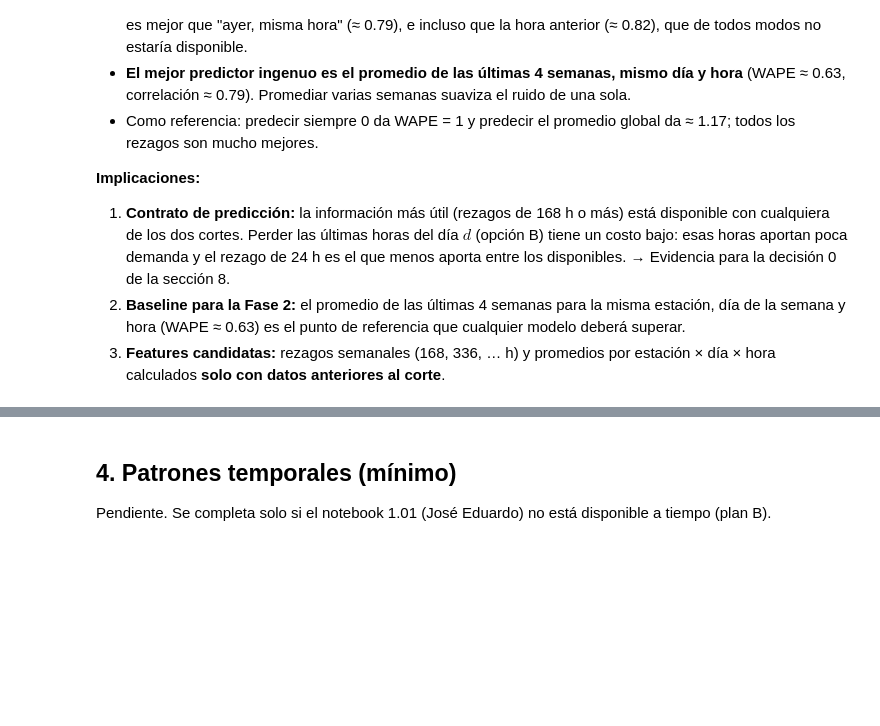
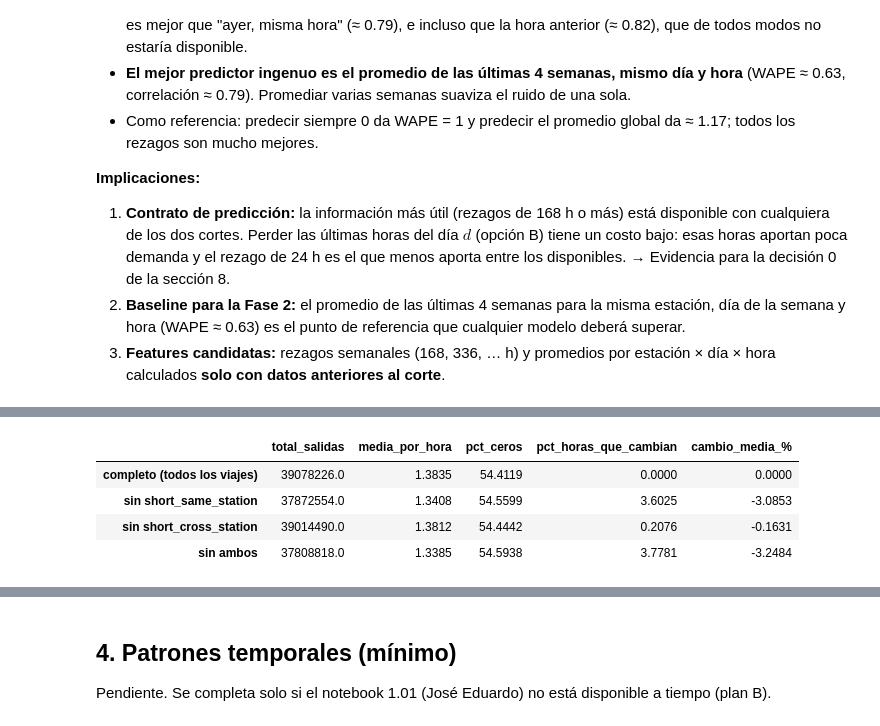
Before and after one commit to LeonardoSantosGrc/MiBici, a Jupyter notebook: notebooks/1.04-lsg-target-integration.ipynb, the cells around one changed output, grey strips where cells are left out. Saved outputs shown, nothing was run; the diff lists cells and outputs as text; code cells hidden in the pictures; blank space fills up the shorter version.

```diff
--- a/notebooks/1.04-lsg-target-integration.ipynb
+++ b/notebooks/1.04-lsg-target-integration.ipynb
@@ -504,0 +573,42 @@ plt.show()
+# %%
+# Sensitivity: recount departures on the SAME grid after excluding each flag type.
+# Keeping the grid fixed isolates the effect on the target from any change in active windows.
+grid = base[["station_id", "hour_start", "departures"]]
+
+
+def target_without(mask):
+    counts = count_departures(trips[~mask]).rename(columns={"departures": "variant"})
+    merged = grid.merge(counts, on=["station_id", "hour_start"], how="left")
+    return merged["variant"].fillna(0)
+
+
+variants = {
+    "completo (todos los viajes)": grid["departures"],
+    "sin short_same_station": target_without(trips["flag_short_same_station"].to_numpy()),
+    "sin short_cross_station": target_without(trips["flag_short_cross_station"].to_numpy()),
+    "sin ambos": target_without(
+        (trips["flag_short_same_station"] | trips["flag_short_cross_station"]).to_numpy()
+    ),
+}
+
+sensitivity = pd.DataFrame(
+    {
+        name: {
+            "total_salidas": int(values.sum()),
+            "media_por_hora": values.mean(),
+            "pct_ceros": (values == 0).mean() * 100,
+            "pct_horas_que_cambian": (values != grid["departures"]).mean() * 100,
+        }
+        for name, values in variants.items()
+    }
+).T
+sensitivity["cambio_media_%"] = (
+    sensitivity["media_por_hora"] / sensitivity.loc["completo (todos los viajes)", "media_por_hora"] - 1
+) * 100
+sensitivity.round(4)
+# %% [output]
+|  | total_salidas | media_por_hora | pct_ceros | pct_horas_que_cambian | cambio_media_% |
+| completo (todos los viajes) | 39078226.0 | 1.3835 | 54.4119 | 0.0000 | 0.0000 |
+| sin short_same_station | 37872554.0 | 1.3408 | 54.5599 | 3.6025 | -3.0853 |
+| sin short_cross_station | 39014490.0 | 1.3812 | 54.4442 | 0.2076 | -0.1631 |
+| sin ambos | 37808818.0 | 1.3385 | 54.5938 | 3.7781 | -3.2484 |
```
Also changed, not shown: parts of 7 cells of this notebook, 1 other file.
